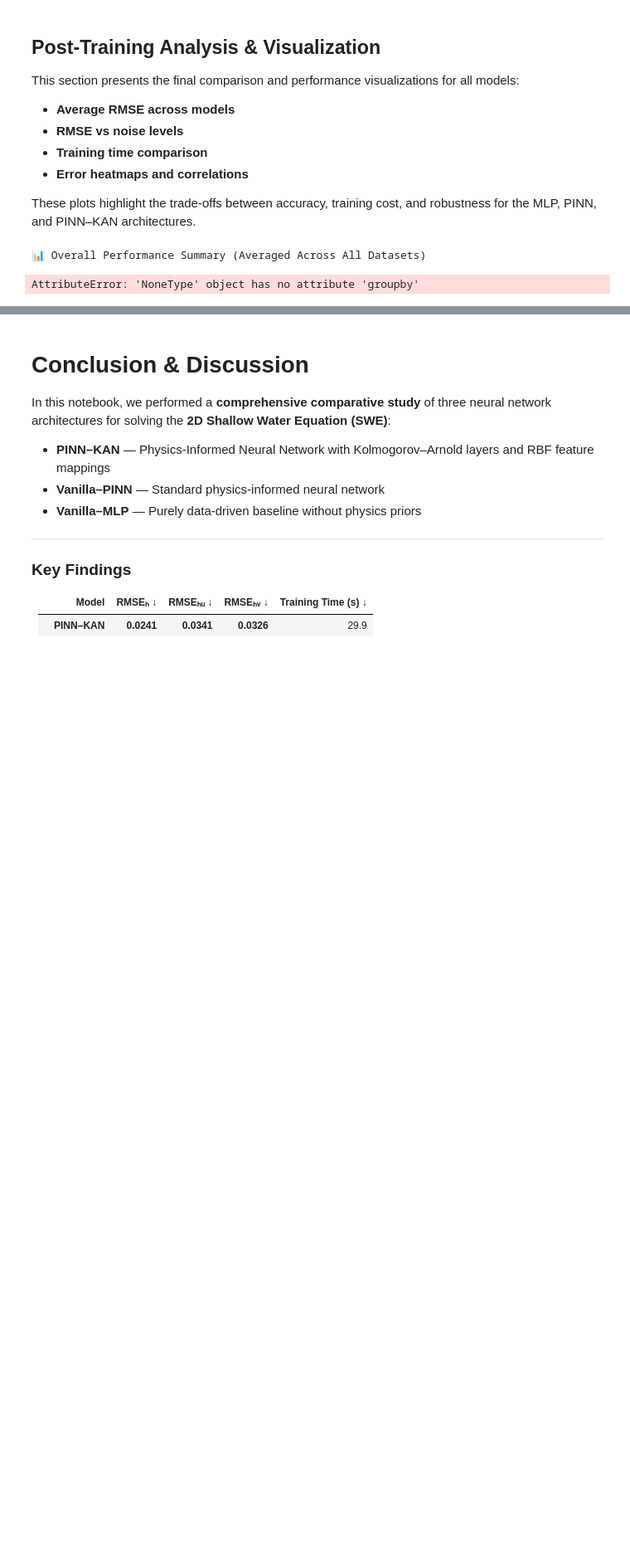
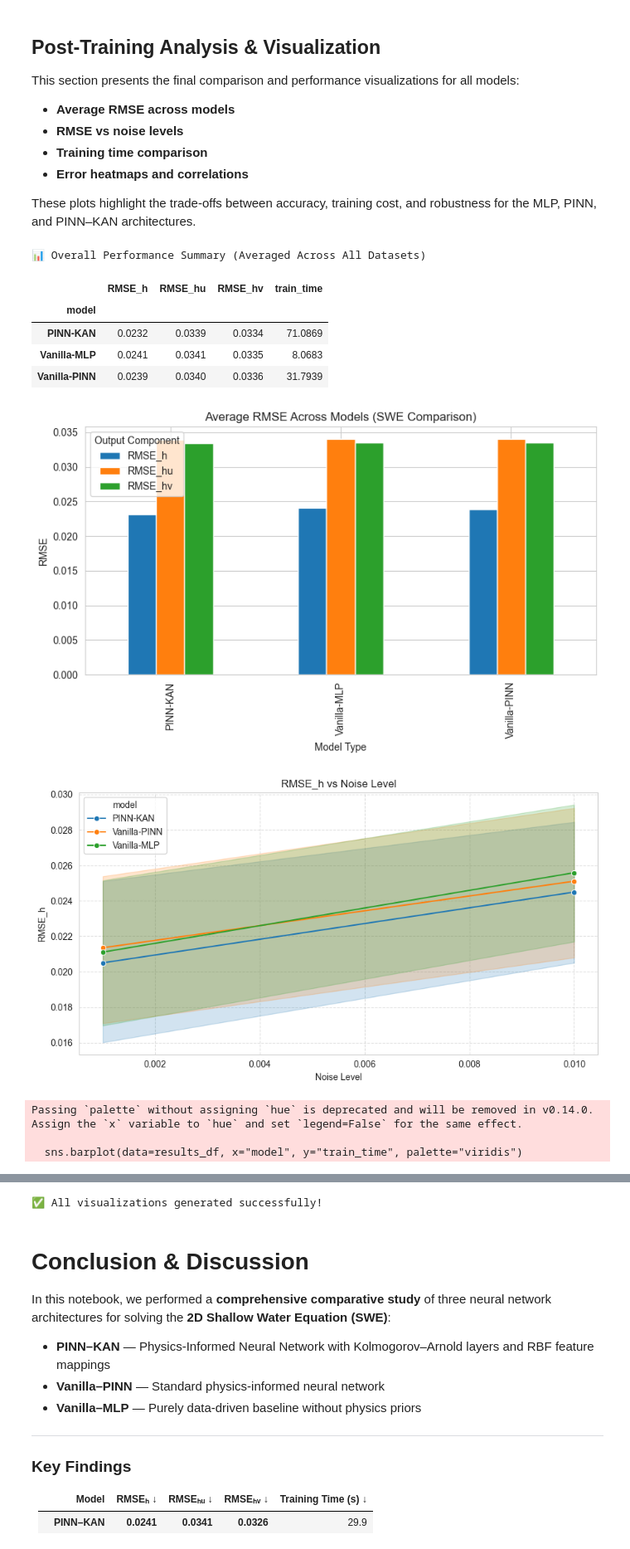
Before and after one commit to Anurag1734/PINN-KAN-using-RBF, a Jupyter notebook: Notebooks/Multi-PDE-SWE.ipynb, the cells around one changed output, grey strips where cells are left out. Shown at 83% size. Drawn from its saved outputs; the diff is of its cells as text; code cells hidden in the pictures; blank space fills up the shorter version.

```diff
--- a/Notebooks/Multi-PDE-SWE.ipynb
+++ b/Notebooks/Multi-PDE-SWE.ipynb
@@ -503,7 +503,7 @@ def run_comprehensive_swe(data_dir="../Data/swe_data", sample_sizes=[500,1000],
 
     # Save results
     df_results = pd.DataFrame(results)
-    csv_path = os.path.join(save_dir, "../Results/swe_results/swe_comprehensive_results.csv")
+    csv_path = os.path.join(save_dir, "swe_comprehensive_results.csv")
     df_results.to_csv(csv_path, index=False)
     print(f"\n✅ Saved results to {csv_path}")
     return df_results
@@ -530,11 +530,11 @@ Finally, we run the complete SWE comparison.
 # %%
 if __name__ == "__main__":
     results_df = run_comprehensive_swe(
-        data_dir="data/swe",  # Changed from "../data/swe" to "data/swe"
+        data_dir="../Data/swe_data",  # Changed from "../data/swe" to "data/swe"
         sample_sizes=[500, 1000],
         epochs=300,
         batch_size=128,
-        save_dir="comprehensive_results_swe"
+        save_dir="../Results/swe_results"
     )
     if results_df is not None:
         visualize_results(results_df)
@@ -576,7 +580,7 @@ import numpy as np
 import os
 
 # Ensure results_df is loaded (if running standalone)
-if "results_df" not in locals():
+if 'results_df' not in globals() or results_df is None:
     results_path = "comprehensive_results_swe/swe_comprehensive_results.csv"
     if os.path.exists(results_path):
         results_df = pd.read_csv(results_path)
@@ -622,31 +626,40 @@ plt.show()
 plt.figure(figsize=(6, 4))
 sns.barplot(data=results_df, x="model", y="train_time", palette="viridis")
 plt.title("Training Time Comparison (Seconds)")
 plt.xlabel("Model Type")
 plt.ylabel("Training Time (s)")
 plt.tight_layout()
 plt.show()
 
 # ---------------------------
 # 5️⃣ Heatmap of Average Errors Across Models
 # ---------------------------
 plt.figure(figsize=(6, 4))
 sns.heatmap(summary[["RMSE_h", "RMSE_hu", "RMSE_hv"]], annot=True, cmap="coolwarm", fmt=".3f")
 plt.title("Average RMSE Heatmap per Model")
 plt.ylabel("Model")
 plt.tight_layout()
 plt.show()
 
 # ---------------------------
 # 6️⃣ Correlation Heatmap (Optional, Data Insights)
 # ---------------------------
 plt.figure(figsize=(6, 5))
 sns.heatmap(results_df[["RMSE_h", "RMSE_hu", "RMSE_hv", "train_time", "noise"]].corr(), annot=True, cmap="mako", fmt=".2f")
 plt.title("Correlation Between Metrics")
 plt.tight_layout()
 plt.show()
 
 print("\n✅ All visualizations generated successfully!")
 # %% [output]
 📊 Overall Performance Summary (Averaged Across All Datasets)
+|  | RMSE_h | RMSE_hu | RMSE_hv | train_time |
+| model |  |  |  |  |
+| PINN-KAN | 0.0232 | 0.0339 | 0.0334 | 71.0869 |
+| Vanilla-MLP | 0.0241 | 0.0341 | 0.0335 | 8.0683 |
+| Vanilla-PINN | 0.0239 | 0.0340 | 0.0336 | 31.7939 |
+[figure, added]
+[figure, added]
-AttributeError: 'NoneType' object has no attribute 'groupby'
+Passing `palette` without assigning `hue` is deprecated and will be removed in v0.14.0. Assign the `x` variable to `hue` and set `legend=False` for the same effect.
+
+  sns.barplot(data=results_df, x="model", y="train_time", palette="viridis")
@@ -653,3 +669,4 @@ AttributeError: 'NoneType' object has no attribute 'groupby'
+✅ All visualizations generated successfully!
 # %% [markdown]
 # Conclusion & Discussion
 
```
Also changed, not shown: parts of 2 cells of this notebook, 19 other files.
